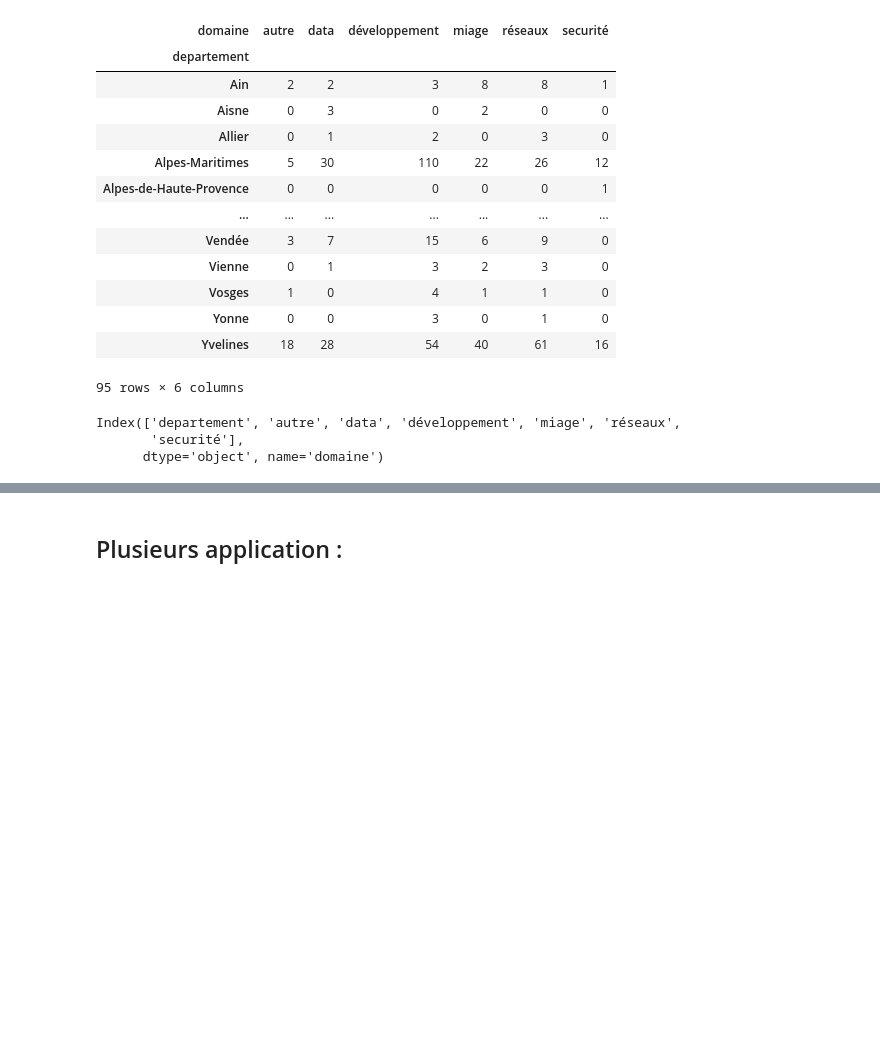
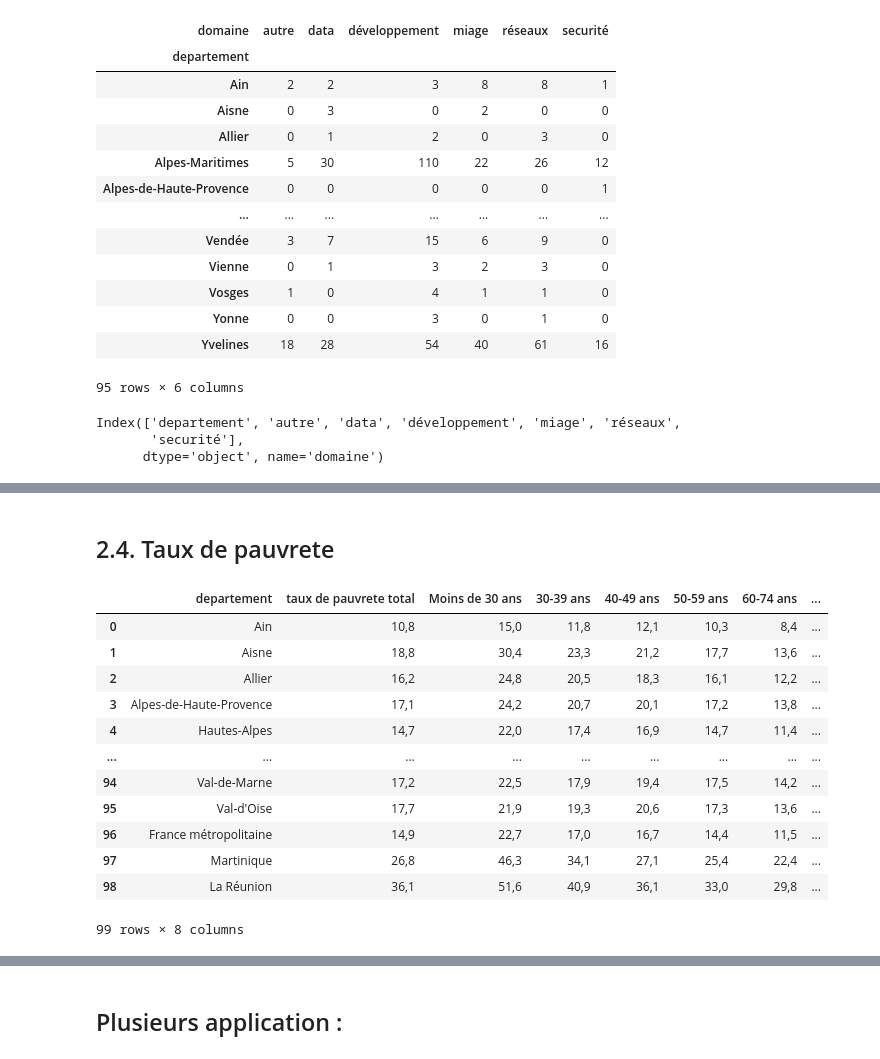
Before and after one commit to Racha1004/DALAS_projet, a Jupyter notebook: Dashboards_DALAS.ipynb, the cells around one changed output, grey strips where cells are left out. Cells and saved outputs as stored; diff of their text form; code cells hidden in the pictures; blank space fills up the shorter version.

```diff
--- a/Dashboards_DALAS.ipynb
+++ b/Dashboards_DALAS.ipynb
@@ -238,0 +382,20 @@ Index(['departement', 'autre', 'data', 'développement', 'miage', 'réseaux',
+# %% [markdown]
+## 2.4. Taux de pauvrete
+# %%
+df_pauvrete = pd.read_csv('Scrapped_Data/taux_pauvrete.csv')
+df_pauvrete.drop(columns=['Unnamed: 0'], inplace=True)
+df_pauvrete
+# %% [output]
+|  | departement | taux de pauvrete total | Moins de 30 ans | 30-39 ans | 40-49 ans | 50-59 ans | 60-74 ans | ... |
+| 0 | Ain | 10,8 | 15,0 | 11,8 | 12,1 | 10,3 | 8,4 | ... |
+| 1 | Aisne | 18,8 | 30,4 | 23,3 | 21,2 | 17,7 | 13,6 | ... |
+| 2 | Allier | 16,2 | 24,8 | 20,5 | 18,3 | 16,1 | 12,2 | ... |
+| 3 | Alpes-de-Haute-Provence | 17,1 | 24,2 | 20,7 | 20,1 | 17,2 | 13,8 | ... |
+| 4 | Hautes-Alpes | 14,7 | 22,0 | 17,4 | 16,9 | 14,7 | 11,4 | ... |
+| ... | ... | ... | ... | ... | ... | ... | ... | ... |
+| 94 | Val-de-Marne | 17,2 | 22,5 | 17,9 | 19,4 | 17,5 | 14,2 | ... |
+| 95 | Val-d'Oise | 17,7 | 21,9 | 19,3 | 20,6 | 17,3 | 13,6 | ... |
+| 96 | France métropolitaine | 14,9 | 22,7 | 17,0 | 16,7 | 14,4 | 11,5 | ... |
+| 97 | Martinique | 26,8 | 46,3 | 34,1 | 27,1 | 25,4 | 22,4 | ... |
+| 98 | La Réunion | 36,1 | 51,6 | 40,9 | 36,1 | 33,0 | 29,8 | ... |
+99 rows × 8 columns
```
Also changed, not shown: parts of 20 cells of this notebook, 1 other file.
